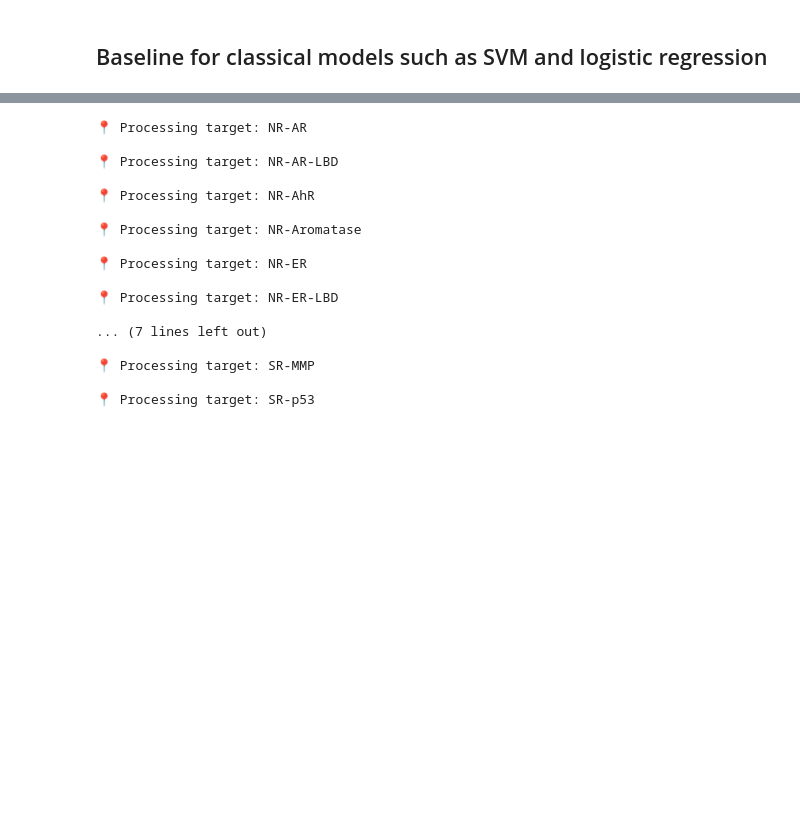
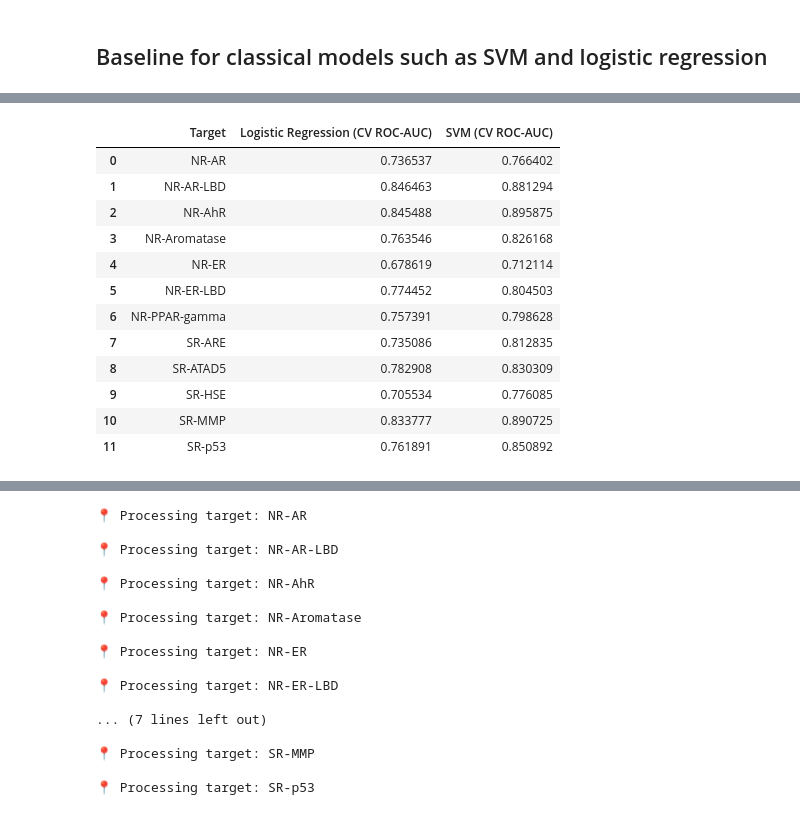
Before and after one commit to chanopsethiwan/MolecularPropertiesPrediction, a Jupyter notebook: Part_one/tox21baseline_classical_model.ipynb, the cells around one changed output, grey strips where cells are left out. Saved outputs shown, nothing was run; the diff lists cells and outputs as text; code cells hidden in the pictures; blank space fills up the shorter version.

Commit message:
Updated classical model using cv with results

```diff
--- a/Part_one/tox21baseline_classical_model.ipynb
+++ b/Part_one/tox21baseline_classical_model.ipynb
@@ -58,12 +59,11 @@ def evaluate(name, target, y_true, y_prob, y_pred):
         "F1-Score": f1_score(y_true, y_pred)
     }
 # %%
-# Define Targets and Initialize Result List
+# Tox21 targets
+targets = ['NR-AR', 'NR-AR-LBD', 'NR-AhR', 'NR-Aromatase', 'NR-ER',
+           'NR-ER-LBD', 'NR-PPAR-gamma', 'SR-ARE', 'SR-ATAD5',
+           'SR-HSE', 'SR-MMP', 'SR-p53']
 
-targets = [
-    'NR-AR', 'NR-AR-LBD', 'NR-AhR', 'NR-Aromatase', 'NR-ER',
-    'NR-ER-LBD', 'NR-PPAR-gamma', 'SR-ARE', 'SR-ATAD5',
-    'SR-HSE', 'SR-MMP', 'SR-p53'
-]
-
-all_results = []
+# Store CV results
+lr_cv_results = {}
+svm_cv_results = {}
@@ -69,0 +126,26 @@ all_results = []
+# %%
+cv_df = pd.DataFrame({
+    "Target": targets,
+    "Logistic Regression (CV ROC-AUC)": [lr_cv_results[t] for t in targets],
+    "SVM (CV ROC-AUC)": [svm_cv_results[t] for t in targets]
+})
+
+# Display the result
+display(cv_df)
+
+# Optional: Save results to CSV
+cv_df.to_csv("logreg_svm_cv_beforeTuning_results.csv", index=False)
+# %% [output]
+|  | Target | Logistic Regression (CV ROC-AUC) | SVM (CV ROC-AUC) |
+| 0 | NR-AR | 0.736537 | 0.766402 |
+| 1 | NR-AR-LBD | 0.846463 | 0.881294 |
+| 2 | NR-AhR | 0.845488 | 0.895875 |
+| 3 | NR-Aromatase | 0.763546 | 0.826168 |
+| 4 | NR-ER | 0.678619 | 0.712114 |
+| 5 | NR-ER-LBD | 0.774452 | 0.804503 |
+| 6 | NR-PPAR-gamma | 0.757391 | 0.798628 |
+| 7 | SR-ARE | 0.735086 | 0.812835 |
+| 8 | SR-ATAD5 | 0.782908 | 0.830309 |
+| 9 | SR-HSE | 0.705534 | 0.776085 |
+| 10 | SR-MMP | 0.833777 | 0.890725 |
+| 11 | SR-p53 | 0.761891 | 0.850892 |
```
Also changed, not shown: parts of 17 cells of this notebook, 33 other files.
